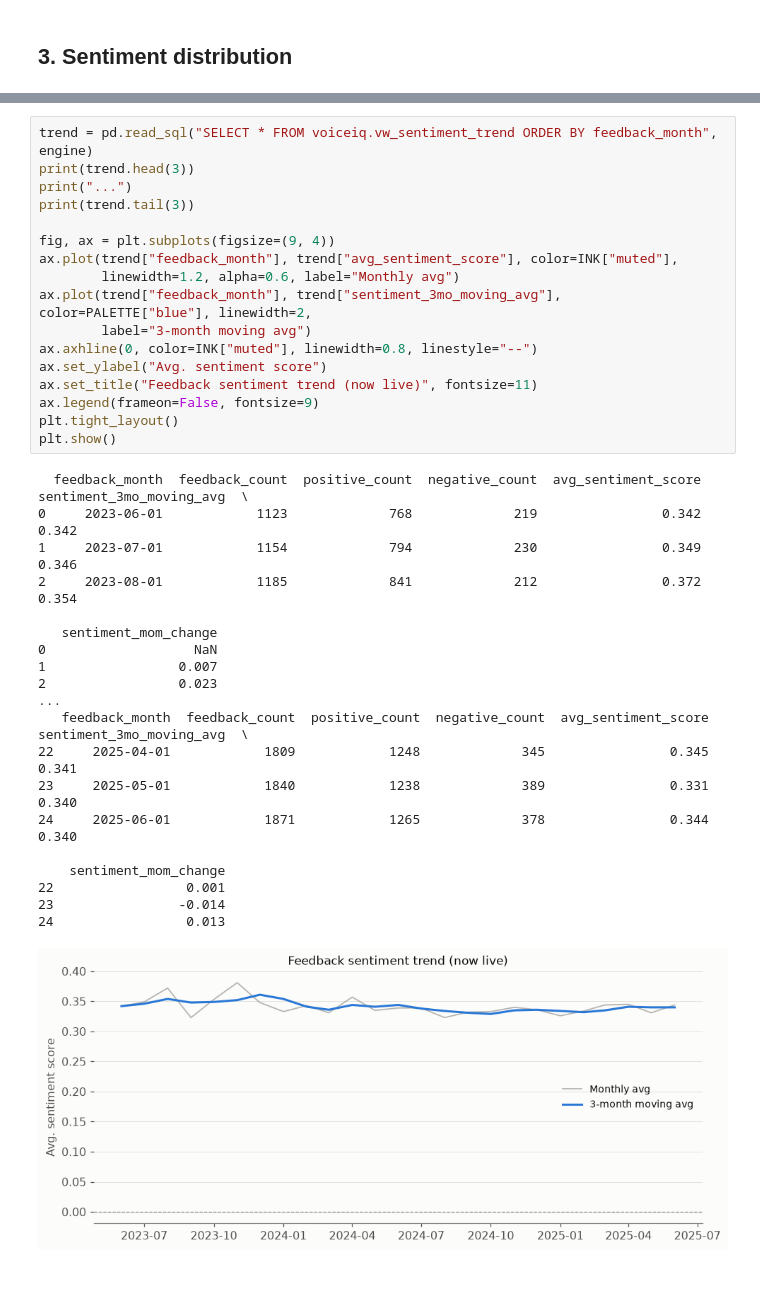
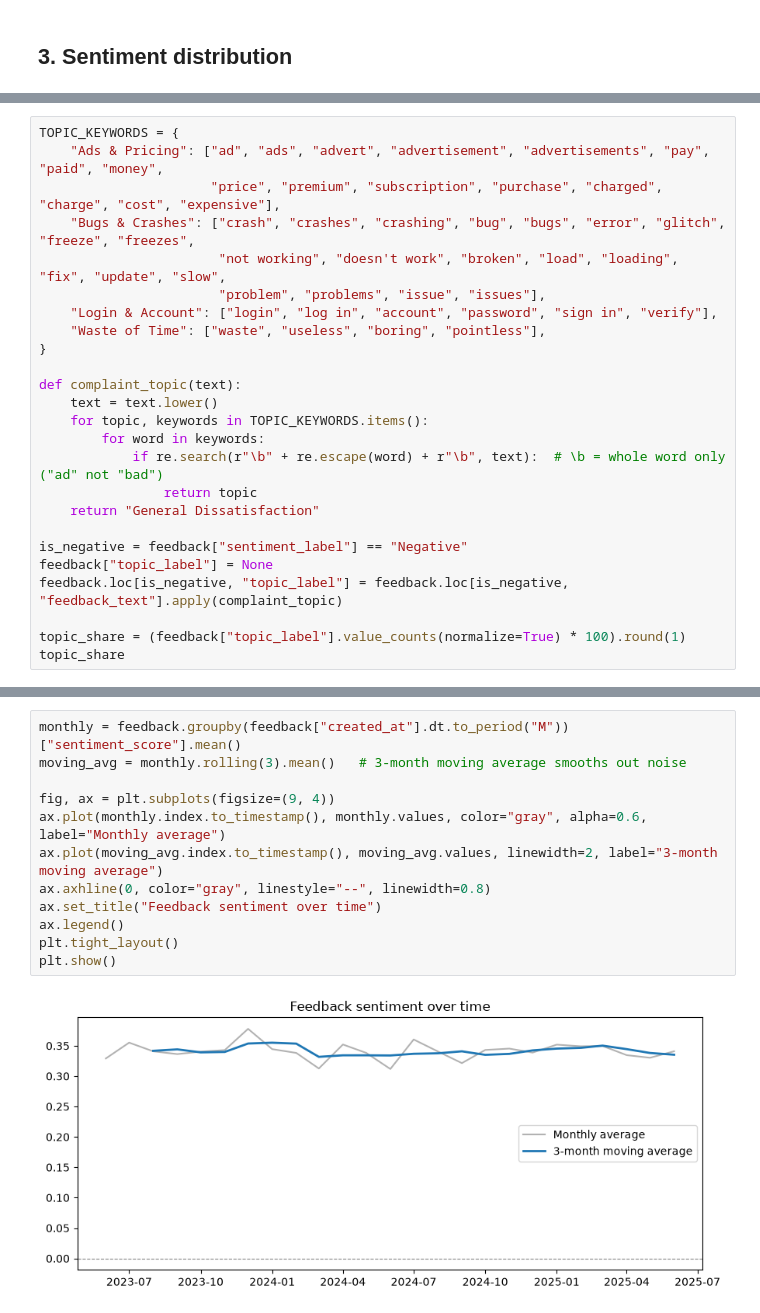
Before and after one commit to Quantique-Realm/VoiceIQ, a Jupyter notebook: notebooks/02_sentiment_analysis.ipynb, the cells around one changed output, grey strips where cells are left out. Cells and saved outputs as stored; diff of their text form; blank space fills up the shorter version.

```diff
--- a/notebooks/02_sentiment_analysis.ipynb
+++ b/notebooks/02_sentiment_analysis.ipynb
@@ -233,0 +126,25 @@ Bulk update via a staging table — one round trip instead of 37K individual upd
+# %%
+TOPIC_KEYWORDS = {
+    "Ads & Pricing": ["ad", "ads", "advert", "advertisement", "advertisements", "pay", "paid", "money",
+                      "price", "premium", "subscription", "purchase", "charged", "charge", "cost", "expensive"],
+    "Bugs & Crashes": ["crash", "crashes", "crashing", "bug", "bugs", "error", "glitch", "freeze", "freezes",
+                       "not working", "doesn't work", "broken", "load", "loading", "fix", "update", "slow",
+                       "problem", "problems", "issue", "issues"],
+    "Login & Account": ["login", "log in", "account", "password", "sign in", "verify"],
+    "Waste of Time": ["waste", "useless", "boring", "pointless"],
+}
+
+def complaint_topic(text):
+    text = text.lower()
+    for topic, keywords in TOPIC_KEYWORDS.items():
+        for word in keywords:
+            if re.search(r"\b" + re.escape(word) + r"\b", text):  # \b = whole word only ("ad" not "bad")
+                return topic
+    return "General Dissatisfaction"
+
+is_negative = feedback["sentiment_label"] == "Negative"
+feedback["topic_label"] = None
+feedback.loc[is_negative, "topic_label"] = feedback.loc[is_negative, "feedback_text"].apply(complaint_topic)
+
+topic_share = (feedback["topic_label"].value_counts(normalize=True) * 100).round(1)
+topic_share
@@ -265,38 +193,14 @@ check
 # %%
-trend = pd.read_sql("SELECT * FROM voiceiq.vw_sentiment_trend ORDER BY feedback_month", engine)
-print(trend.head(3))
-print("...")
-print(trend.tail(3))
+monthly = feedback.groupby(feedback["created_at"].dt.to_period("M"))["sentiment_score"].mean()
+moving_avg = monthly.rolling(3).mean()   # 3-month moving average smooths out noise
 
 fig, ax = plt.subplots(figsize=(9, 4))
-ax.plot(trend["feedback_month"], trend["avg_sentiment_score"], color=INK["muted"],
-        linewidth=1.2, alpha=0.6, label="Monthly avg")
-ax.plot(trend["feedback_month"], trend["sentiment_3mo_moving_avg"], color=PALETTE["blue"], linewidth=2,
-        label="3-month moving avg")
-ax.axhline(0, color=INK["muted"], linewidth=0.8, linestyle="--")
-ax.set_ylabel("Avg. sentiment score")
-ax.set_title("Feedback sentiment trend (now live)", fontsize=11)
-ax.legend(frameon=False, fontsize=9)
+ax.plot(monthly.index.to_timestamp(), monthly.values, color="gray", alpha=0.6, label="Monthly average")
+ax.plot(moving_avg.index.to_timestamp(), moving_avg.values, linewidth=2, label="3-month moving average")
+ax.axhline(0, color="gray", linestyle="--", linewidth=0.8)
+ax.set_title("Feedback sentiment over time")
+ax.legend()
 plt.tight_layout()
 plt.show()
 # %% [output]
-  feedback_month  feedback_count  positive_count  negative_count  avg_sentiment_score  sentiment_3mo_moving_avg  \
-0     2023-06-01            1123             768             219                0.342                     0.342
-1     2023-07-01            1154             794             230                0.349                     0.346
-2     2023-08-01            1185             841             212                0.372                     0.354
-
-   sentiment_mom_change
-0                   NaN
-1                 0.007
-2                 0.023
-...
-   feedback_month  feedback_count  positive_count  negative_count  avg_sentiment_score  sentiment_3mo_moving_avg  \
-22     2025-04-01            1809            1248             345                0.345                     0.341
-23     2025-05-01            1840            1238             389                0.331                     0.340
-24     2025-06-01            1871            1265             378                0.344                     0.340
-
-    sentiment_mom_change
-22                 0.001
-23                -0.014
-24                 0.013
-[figure, old version]
+[figure, new version]
```
Also changed, not shown: parts of 31 cells of this notebook, 12 other files.
